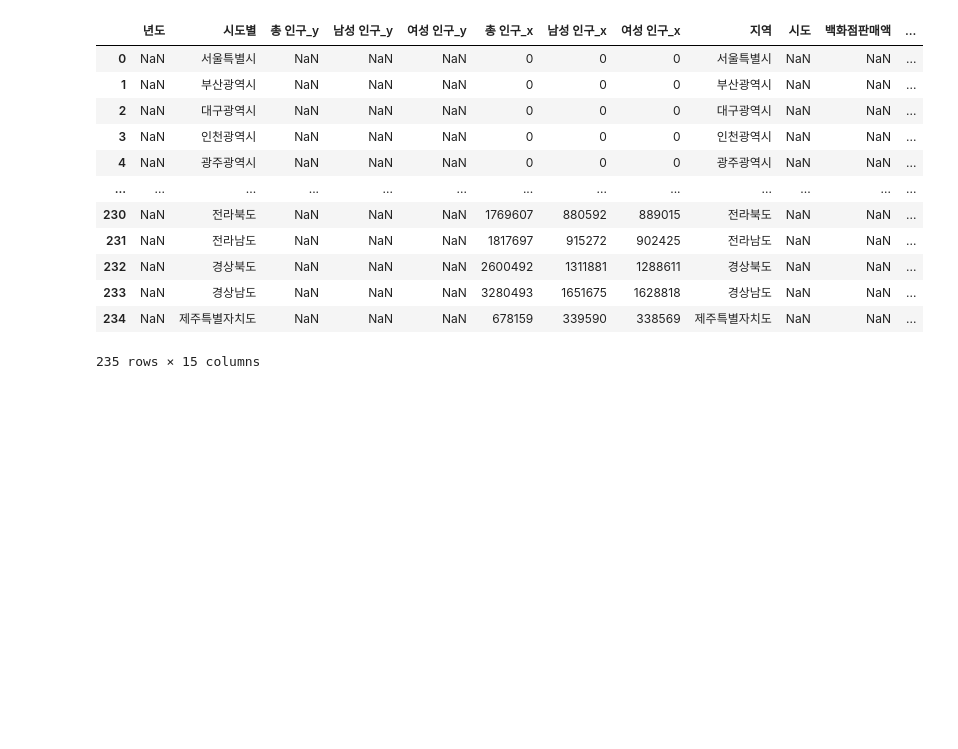
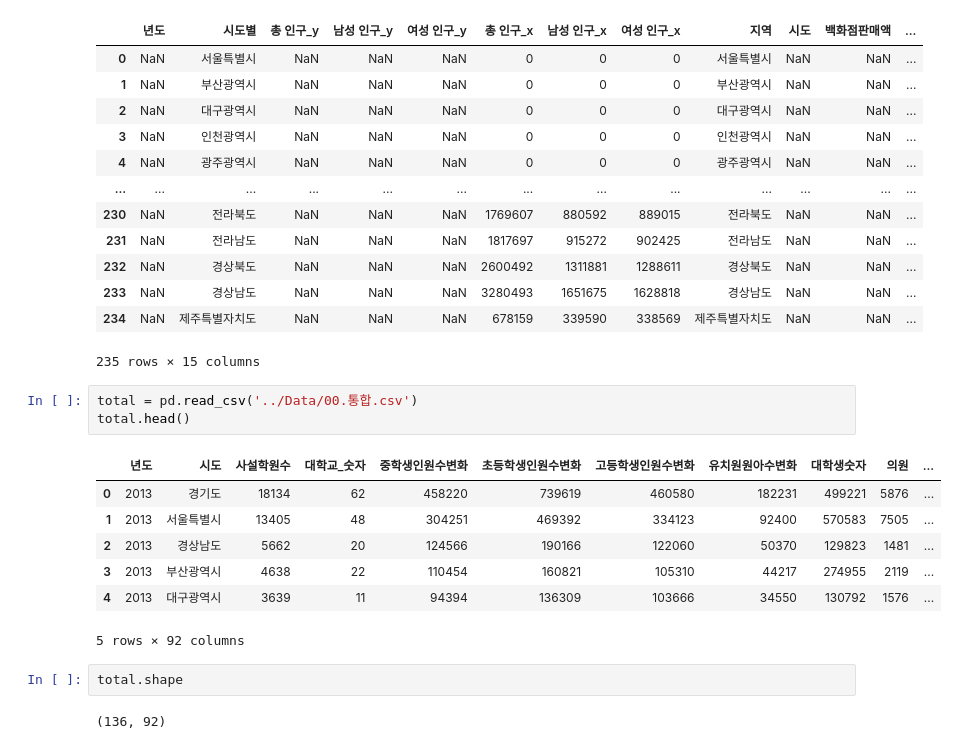
Before and after one commit to vxornjs11/Pytone_Flutter, a Jupyter notebook: Note/00. First 취합.ipynb, the cells around one changed output. Saved outputs shown, nothing was run; the diff lists cells and outputs as text; blank space fills up the shorter version.

```diff
--- a/Note/00. First 취합.ipynb
+++ b/Note/00. First 취합.ipynb
@@ -264,3 +265,18 @@ df3[[ '년도','시도별', '총 인구_y', '남성 인구_y', '여성 인구_y'
 | 233 | NaN | 경상남도 | NaN | NaN | NaN | 3280493 | 1651675 | 1628818 | 경상남도 | NaN | NaN | ... |
 | 234 | NaN | 제주특별자치도 | NaN | NaN | NaN | 678159 | 339590 | 338569 | 제주특별자치도 | NaN | NaN | ... |
 235 rows × 15 columns
+# %%
+total = pd.read_csv('../Data/00.통합.csv')
+total.head()
+# %% [output]
+|  | 년도 | 시도 | 사설학원수 | 대학교_숫자 | 중학생인원수변화 | 초등학생인원수변화 | 고등학생인원수변화 | 유치원원아수변화 | 대학생숫자 | 의원 | ... |
+| 0 | 2013 | 경기도 | 18134 | 62 | 458220 | 739619 | 460580 | 182231 | 499221 | 5876 | ... |
+| 1 | 2013 | 서울특별시 | 13405 | 48 | 304251 | 469392 | 334123 | 92400 | 570583 | 7505 | ... |
+| 2 | 2013 | 경상남도 | 5662 | 20 | 124566 | 190166 | 122060 | 50370 | 129823 | 1481 | ... |
+| 3 | 2013 | 부산광역시 | 4638 | 22 | 110454 | 160821 | 105310 | 44217 | 274955 | 2119 | ... |
+| 4 | 2013 | 대구광역시 | 3639 | 11 | 94394 | 136309 | 103666 | 34550 | 130792 | 1576 | ... |
+5 rows × 92 columns
+# %%
+total.shape
+# %% [output]
+(136, 92)
```
Also changed, not shown: parts of 16 cells of this notebook, 3 other files.
